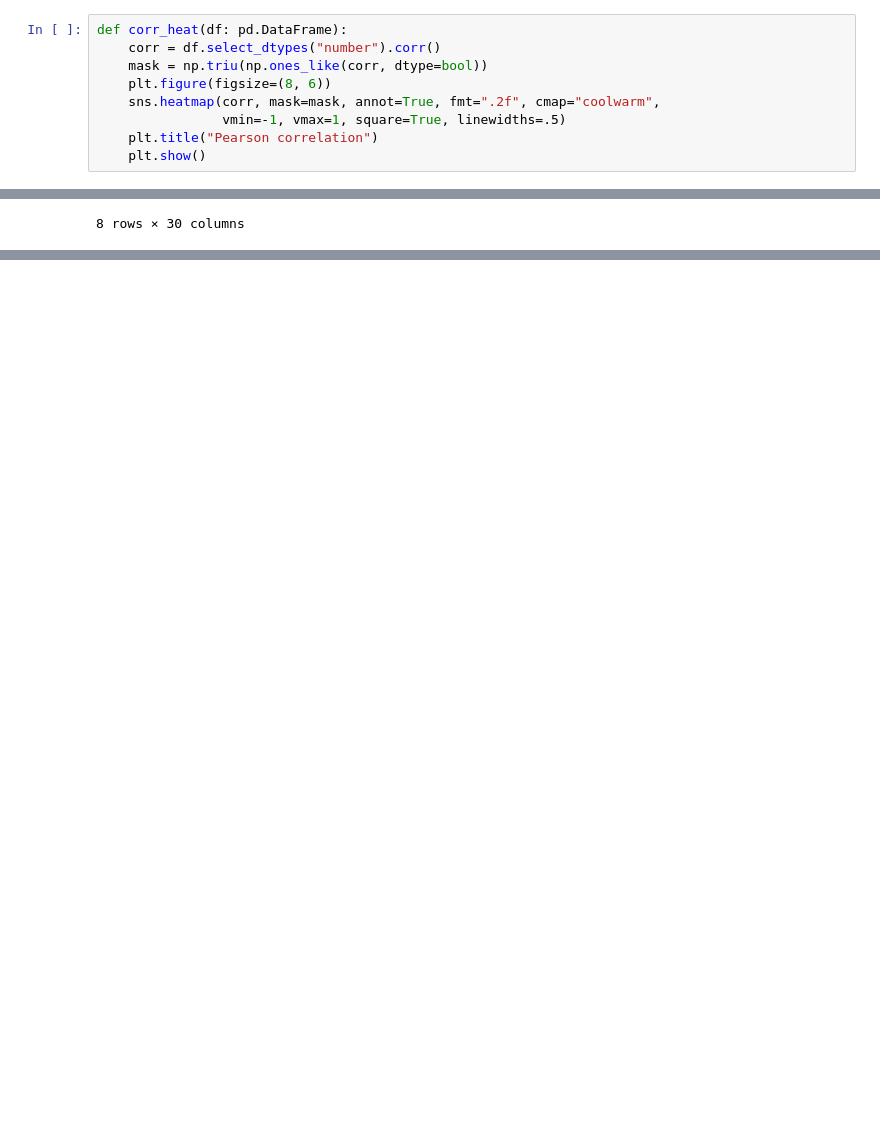
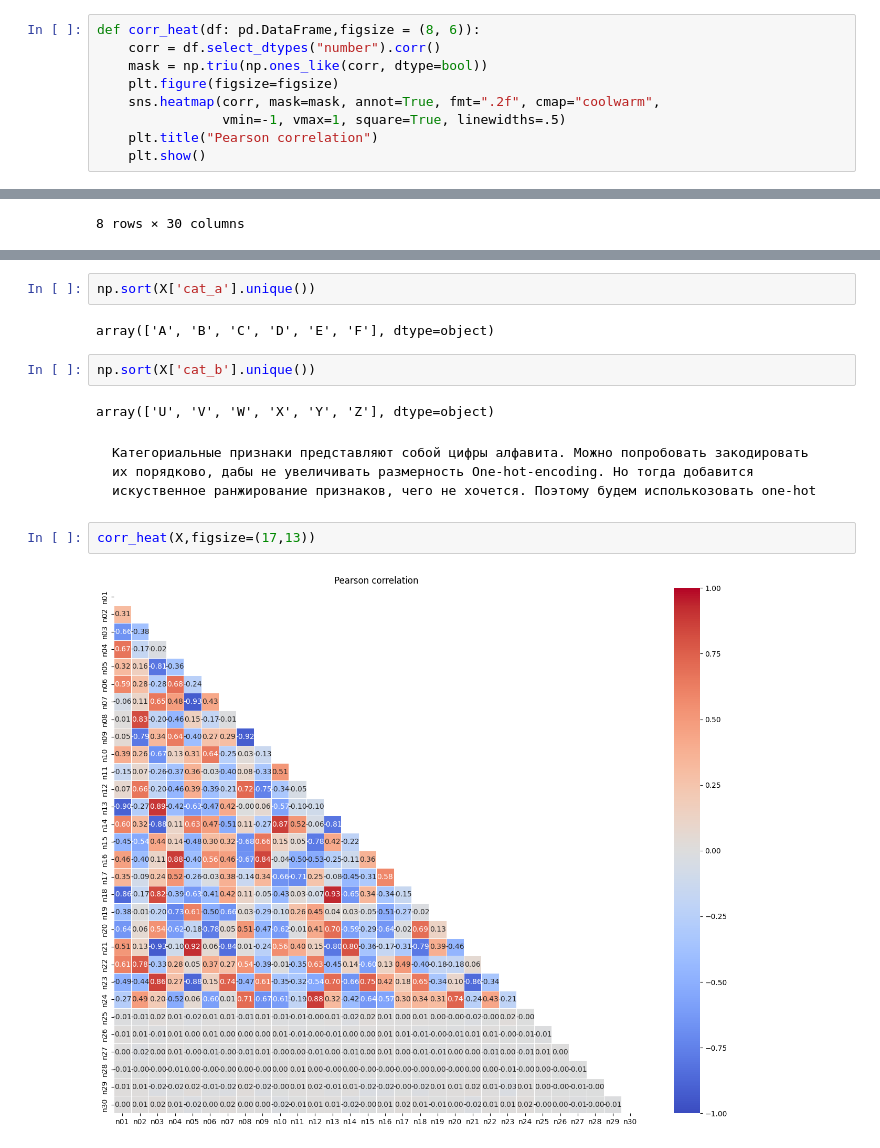
Before and after one commit to pshqd/art_ing_course, a Jupyter notebook: homeworks/HW07/HW07.ipynb, the cells around one changed output, grey strips where cells are left out. Saved outputs shown, nothing was run; the diff lists cells and outputs as text; blank space fills up the shorter version.

```diff
--- a/homeworks/HW07/HW07.ipynb
+++ b/homeworks/HW07/HW07.ipynb
@@ -37,10 +43,10 @@ agg_linkages = ["ward", "complete", "average"]
 # %% [markdown]
 ### Визуализация
 # %%
-def corr_heat(df: pd.DataFrame):
+def corr_heat(df: pd.DataFrame,figsize = (8, 6)):
     corr = df.select_dtypes("number").corr()
     mask = np.triu(np.ones_like(corr, dtype=bool))
-    plt.figure(figsize=(8, 6))
+    plt.figure(figsize=figsize)
     sns.heatmap(corr, mask=mask, annot=True, fmt=".2f", cmap="coolwarm",
                 vmin=-1, vmax=1, square=True, linewidths=.5)
     plt.title("Pearson correlation")
@@ -606,0 +696,14 @@ X.describe()
+# %%
+np.sort(X['cat_a'].unique())
+# %% [output]
+array(['A', 'B', 'C', 'D', 'E', 'F'], dtype=object)
+# %%
+np.sort(X['cat_b'].unique())
+# %% [output]
+array(['U', 'V', 'W', 'X', 'Y', 'Z'], dtype=object)
+# %% [markdown]
+    Категориальные признаки представляют собой цифры алфавита. Можно попробовать закодировать их порядково, дабы не увеличивать размерность One-hot-encoding. Но тогда добавится искуственное ранжирование признаков, чего не хочется. Поэтому будем исполькозовать one-hot
+# %%
+corr_heat(X,figsize=(17,13))
+# %% [output]
+[figure, added]
```
Also changed, not shown: parts of 43 cells of this notebook, 17 other files.
